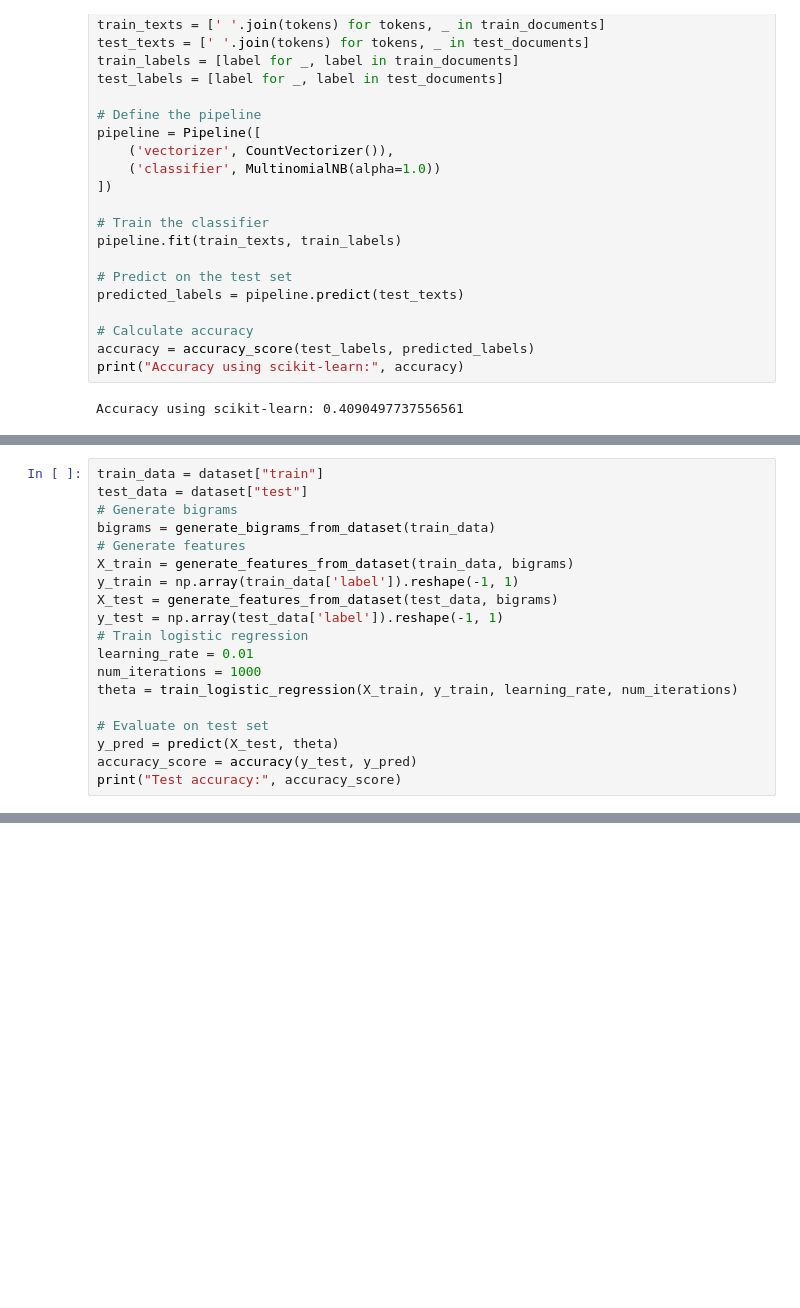
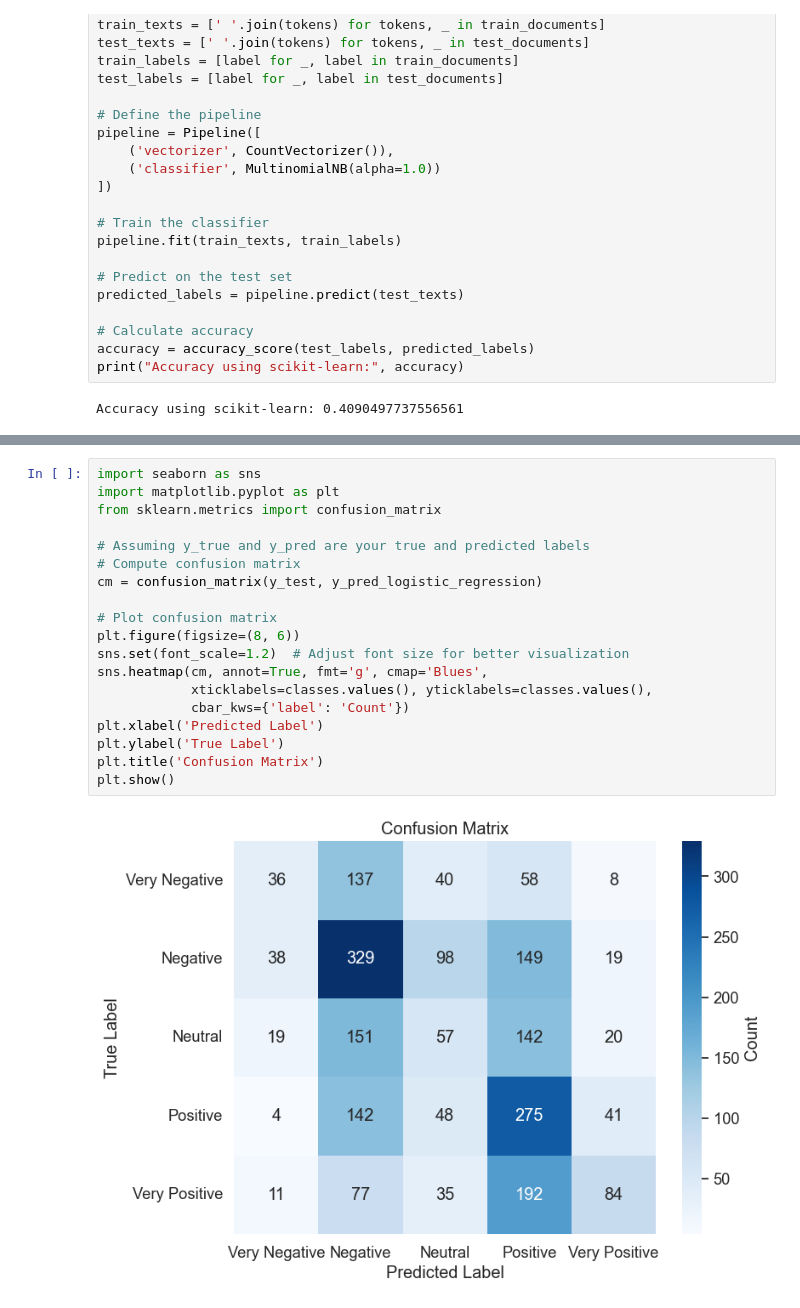
Before and after one commit to Yassintamam/NLP_1, a Jupyter notebook: main.ipynb, the cells around one changed output, grey strips where cells are left out. Saved outputs shown, nothing was run; the diff lists cells and outputs as text; blank space fills up the shorter version.

```diff
--- a/main.ipynb
+++ b/main.ipynb
@@ -180,19 +243,0 @@ def accuracy(y_true, y_pred):
-# %%
-train_data = dataset["train"]
-test_data = dataset["test"]
-# Generate bigrams
-bigrams = generate_bigrams_from_dataset(train_data)
-# Generate features
-X_train = generate_features_from_dataset(train_data, bigrams)
-y_train = np.array(train_data['label']).reshape(-1, 1)
-X_test = generate_features_from_dataset(test_data, bigrams)
-y_test = np.array(test_data['label']).reshape(-1, 1)
-# Train logistic regression
-learning_rate = 0.01
-num_iterations = 1000
-theta = train_logistic_regression(X_train, y_train, learning_rate, num_iterations)
-
-# Evaluate on test set
-y_pred = predict(X_test, theta)
-accuracy_score = accuracy(y_test, y_pred)
-print("Test accuracy:", accuracy_score)
@@ -214,0 +392,21 @@ ValueError: Unknown label type: continuous. Maybe you are trying to fit a classi
+# %%
+import seaborn as sns
+import matplotlib.pyplot as plt
+from sklearn.metrics import confusion_matrix
+
+# Assuming y_true and y_pred are your true and predicted labels
+# Compute confusion matrix
+cm = confusion_matrix(y_test, y_pred_logistic_regression)
+
+# Plot confusion matrix
+plt.figure(figsize=(8, 6))
+sns.set(font_scale=1.2)  # Adjust font size for better visualization
+sns.heatmap(cm, annot=True, fmt='g', cmap='Blues',
+            xticklabels=classes.values(), yticklabels=classes.values(),
+            cbar_kws={'label': 'Count'})
+plt.xlabel('Predicted Label')
+plt.ylabel('True Label')
+plt.title('Confusion Matrix')
+plt.show()
+# %% [output]
+[figure, added]
```
Also changed, not shown: parts of 15 cells of this notebook.
